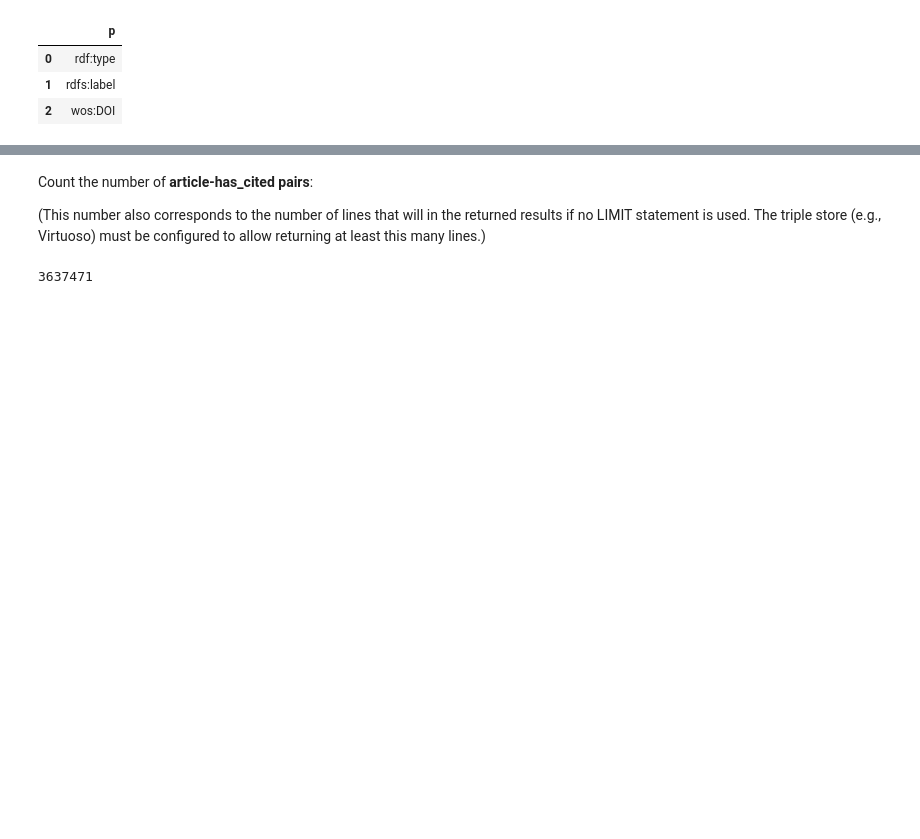
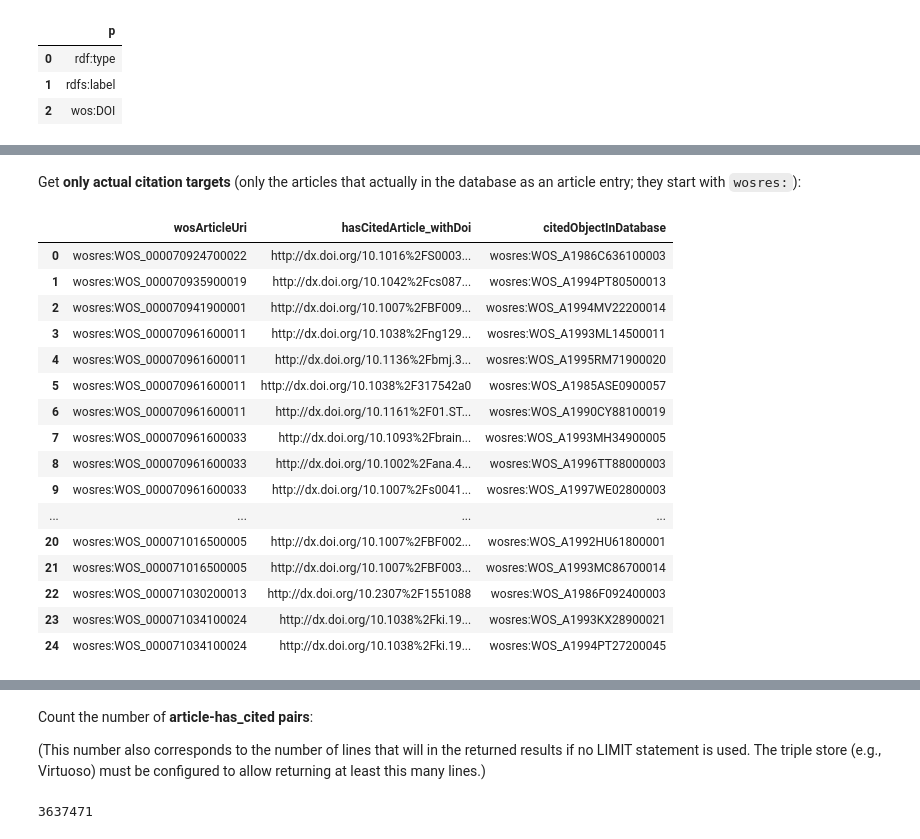
Before and after one commit to clokman/KFIR, a Jupyter notebook: notebooks/KFIR.ipynb, the cells around one changed output, grey strips where cells are left out. Saved outputs shown, nothing was run; the diff lists cells and outputs as text; code cells hidden in the pictures; blank space fills up the shorter version.

```diff
--- a/notebooks/KFIR.ipynb
+++ b/notebooks/KFIR.ipynb
@@ -627,0 +677,40 @@ eculture_query.send_select_query("""
+# %% [markdown]
+Get **only actual citation targets** (only the articles that actually in the database as an article entry; they start with `wosres:`):
+# %%
+eculture_query.send_select_query("""
+
+    SELECT DISTINCT (?article AS ?wosArticleUri) (?citedArticleDoi AS ?hasCitedArticle_withDoi) ?citedObjectInDatabase
+    WHERE{
+      GRAPH wosGraph: {
+        ?article a wos:Article .
+        ?article wos:CR ?citedArticle .
+        ?citedArticle rdfs:label ?citedArticleTitle ;
+                      wos:DOI ?citedArticleDoi ;
+                      rdf:type ?citedArticleType .
+
+        ?citedObjectInDatabase a wos:Article ;
+                               wos:DOI ?citedArticleDoi .
+      }
+    }
+    ORDER BY (?wosArticleUri)
+    LIMIT 25
+
+""")
+# %% [output]
+|  | wosArticleUri | hasCitedArticle_withDoi | citedObjectInDatabase |
+| 0 | wosres:WOS_000070924700022 | http://dx.doi.org/10.1016%2FS0003... | wosres:WOS_A1986C636100003 |
+| 1 | wosres:WOS_000070935900019 | http://dx.doi.org/10.1042%2Fcs087... | wosres:WOS_A1994PT80500013 |
+| 2 | wosres:WOS_000070941900001 | http://dx.doi.org/10.1007%2FBF009... | wosres:WOS_A1994MV22200014 |
+| 3 | wosres:WOS_000070961600011 | http://dx.doi.org/10.1038%2Fng129... | wosres:WOS_A1993ML14500011 |
+| 4 | wosres:WOS_000070961600011 | http://dx.doi.org/10.1136%2Fbmj.3... | wosres:WOS_A1995RM71900020 |
+| 5 | wosres:WOS_000070961600011 | http://dx.doi.org/10.1038%2F317542a0 | wosres:WOS_A1985ASE0900057 |
+| 6 | wosres:WOS_000070961600011 | http://dx.doi.org/10.1161%2F01.ST... | wosres:WOS_A1990CY88100019 |
+| 7 | wosres:WOS_000070961600033 | http://dx.doi.org/10.1093%2Fbrain... | wosres:WOS_A1993MH34900005 |
+| 8 | wosres:WOS_000070961600033 | http://dx.doi.org/10.1002%2Fana.4... | wosres:WOS_A1996TT88000003 |
+| 9 | wosres:WOS_000070961600033 | http://dx.doi.org/10.1007%2Fs0041... | wosres:WOS_A1997WE02800003 |
+| ... | ... | ... | ... |
+| 20 | wosres:WOS_000071016500005 | http://dx.doi.org/10.1007%2FBF002... | wosres:WOS_A1992HU61800001 |
+| 21 | wosres:WOS_000071016500005 | http://dx.doi.org/10.1007%2FBF003... | wosres:WOS_A1993MC86700014 |
+| 22 | wosres:WOS_000071030200013 | http://dx.doi.org/10.2307%2F1551088 | wosres:WOS_A1986F092400003 |
+| 23 | wosres:WOS_000071034100024 | http://dx.doi.org/10.1038%2Fki.19... | wosres:WOS_A1993KX28900021 |
+| 24 | wosres:WOS_000071034100024 | http://dx.doi.org/10.1038%2Fki.19... | wosres:WOS_A1994PT27200045 |
```
Also changed, not shown: parts of 11 cells of this notebook, 2 other files.
